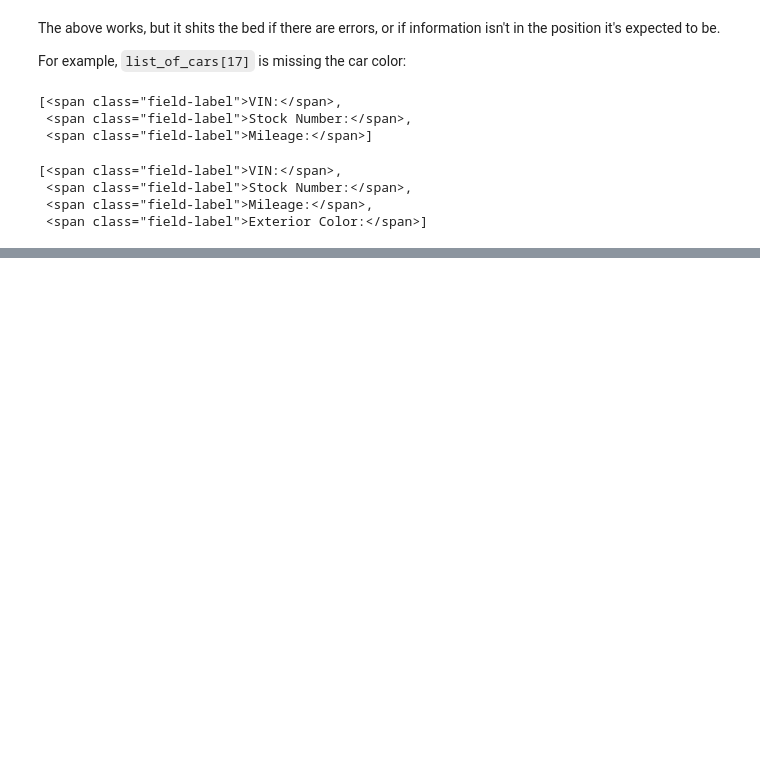
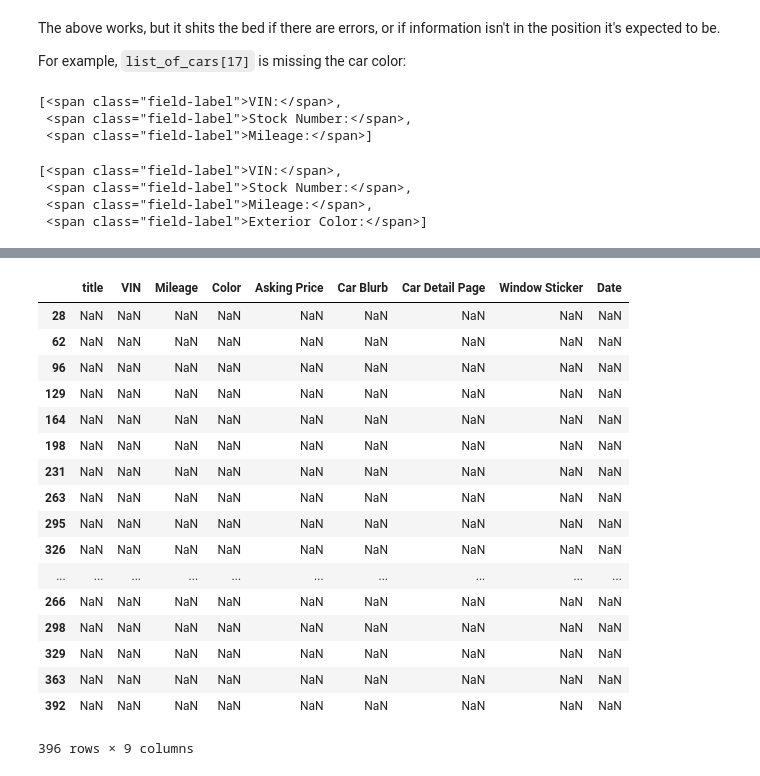
Before and after one commit to lukewrites/Learning-Log, a Jupyter notebook: web_scraping/playground/nissan_prices.ipynb, the cells around one changed output, grey strips where cells are left out. Saved outputs shown, nothing was run; the diff lists cells and outputs as text; code cells hidden in the pictures; blank space fills up the shorter version.

```diff
--- a/web_scraping/playground/nissan_prices.ipynb
+++ b/web_scraping/playground/nissan_prices.ipynb
@@ -385,0 +491,21 @@ grouped_by_vin
+# %%
+grouped_by_vin.apply(pandas.to_numeric, errors='coerce')
+# %% [output]
+|  | title | VIN | Mileage | Color | Asking Price | Car Blurb | Car Detail Page | Window Sticker | Date |
+| 28 | NaN | NaN | NaN | NaN | NaN | NaN | NaN | NaN | NaN |
+| 62 | NaN | NaN | NaN | NaN | NaN | NaN | NaN | NaN | NaN |
+| 96 | NaN | NaN | NaN | NaN | NaN | NaN | NaN | NaN | NaN |
+| 129 | NaN | NaN | NaN | NaN | NaN | NaN | NaN | NaN | NaN |
+| 164 | NaN | NaN | NaN | NaN | NaN | NaN | NaN | NaN | NaN |
+| 198 | NaN | NaN | NaN | NaN | NaN | NaN | NaN | NaN | NaN |
+| 231 | NaN | NaN | NaN | NaN | NaN | NaN | NaN | NaN | NaN |
+| 263 | NaN | NaN | NaN | NaN | NaN | NaN | NaN | NaN | NaN |
+| 295 | NaN | NaN | NaN | NaN | NaN | NaN | NaN | NaN | NaN |
+| 326 | NaN | NaN | NaN | NaN | NaN | NaN | NaN | NaN | NaN |
+| ... | ... | ... | ... | ... | ... | ... | ... | ... | ... |
+| 266 | NaN | NaN | NaN | NaN | NaN | NaN | NaN | NaN | NaN |
+| 298 | NaN | NaN | NaN | NaN | NaN | NaN | NaN | NaN | NaN |
+| 329 | NaN | NaN | NaN | NaN | NaN | NaN | NaN | NaN | NaN |
+| 363 | NaN | NaN | NaN | NaN | NaN | NaN | NaN | NaN | NaN |
+| 392 | NaN | NaN | NaN | NaN | NaN | NaN | NaN | NaN | NaN |
+396 rows × 9 columns
```
Also changed, not shown: parts of 11 cells of this notebook, 2 other files.
